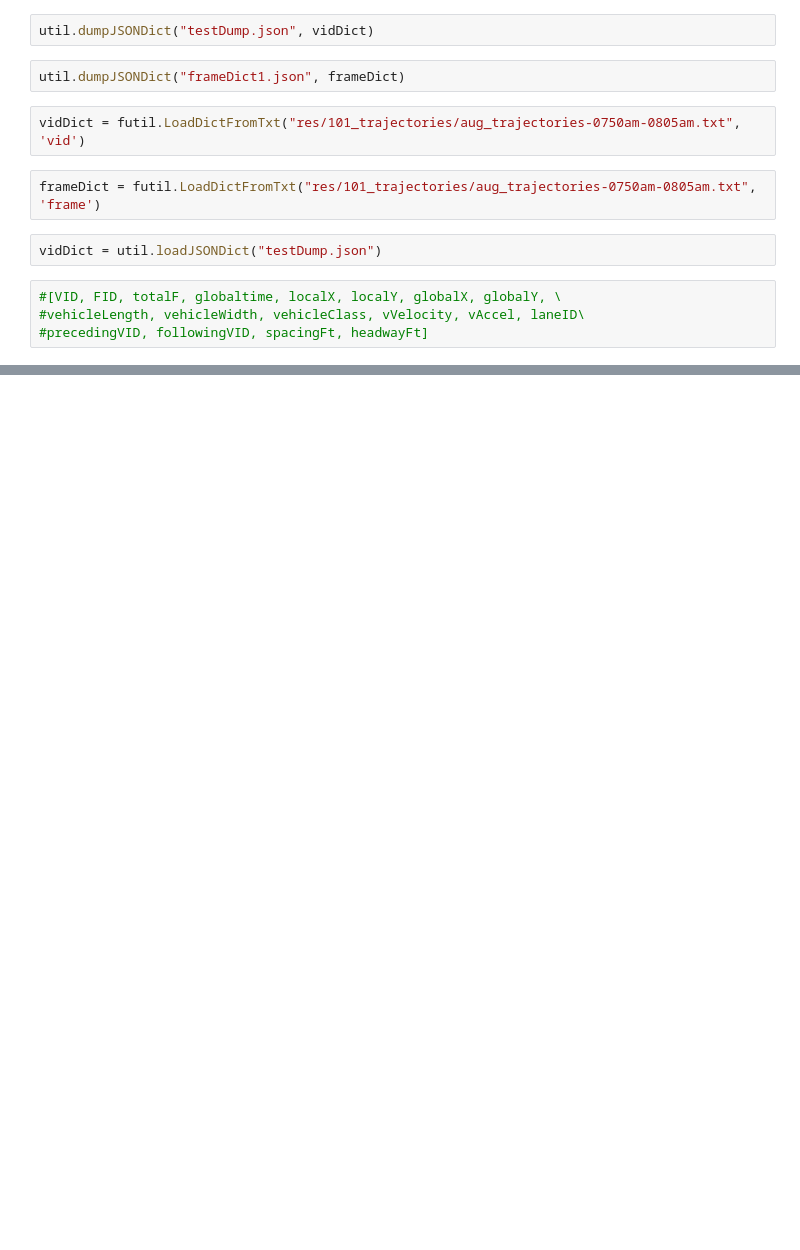
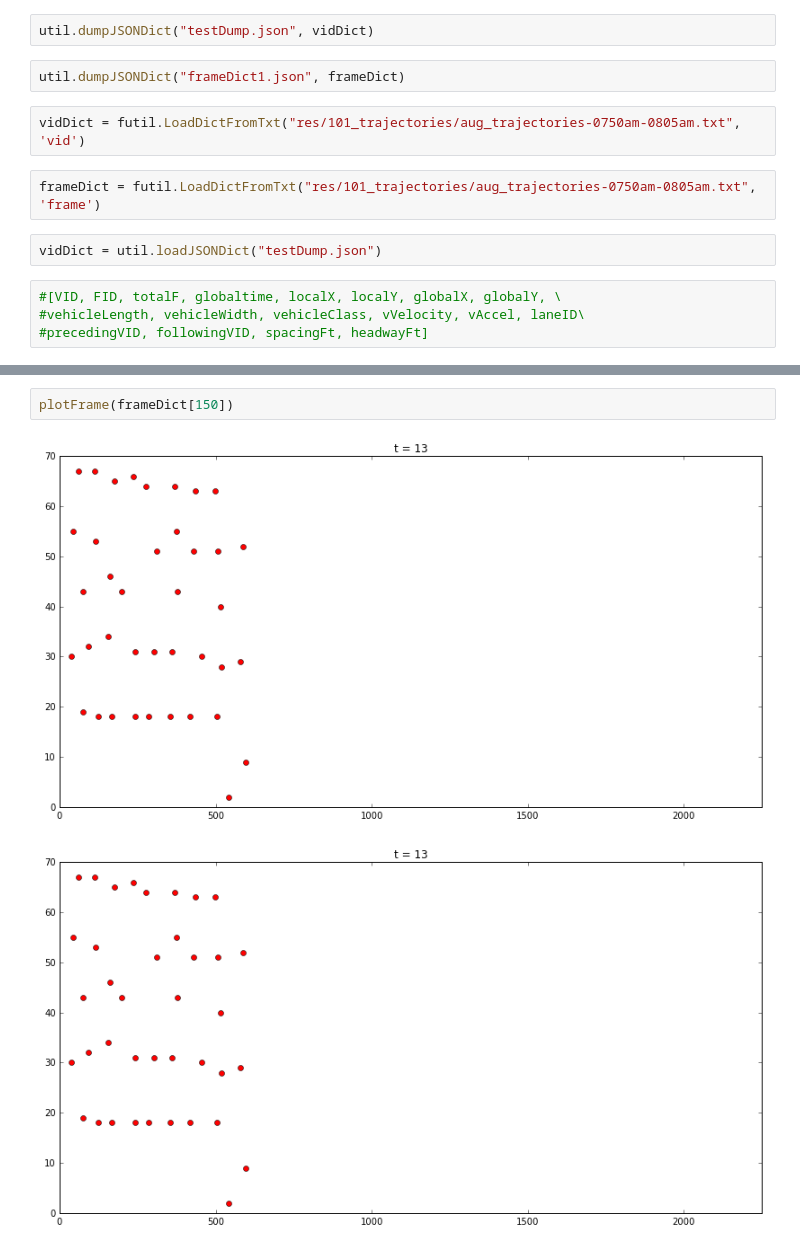
Before and after one commit to alin719/cs229_merging, a Jupyter notebook: Sandbox.ipynb, the cells around one changed output, grey strips where cells are left out. Saved outputs shown, nothing was run; the diff lists cells and outputs as text; blank space fills up the shorter version.

```diff
--- a/Sandbox.ipynb
+++ b/Sandbox.ipynb
@@ -64,0 +197,5 @@ KeyboardInterrupt
+# %%
+plotFrame(frameDict[150])
+# %% [output]
+[figure, added]
+[figure, added]
```
Also changed, not shown: parts of 16 cells of this notebook, 3 other files.
